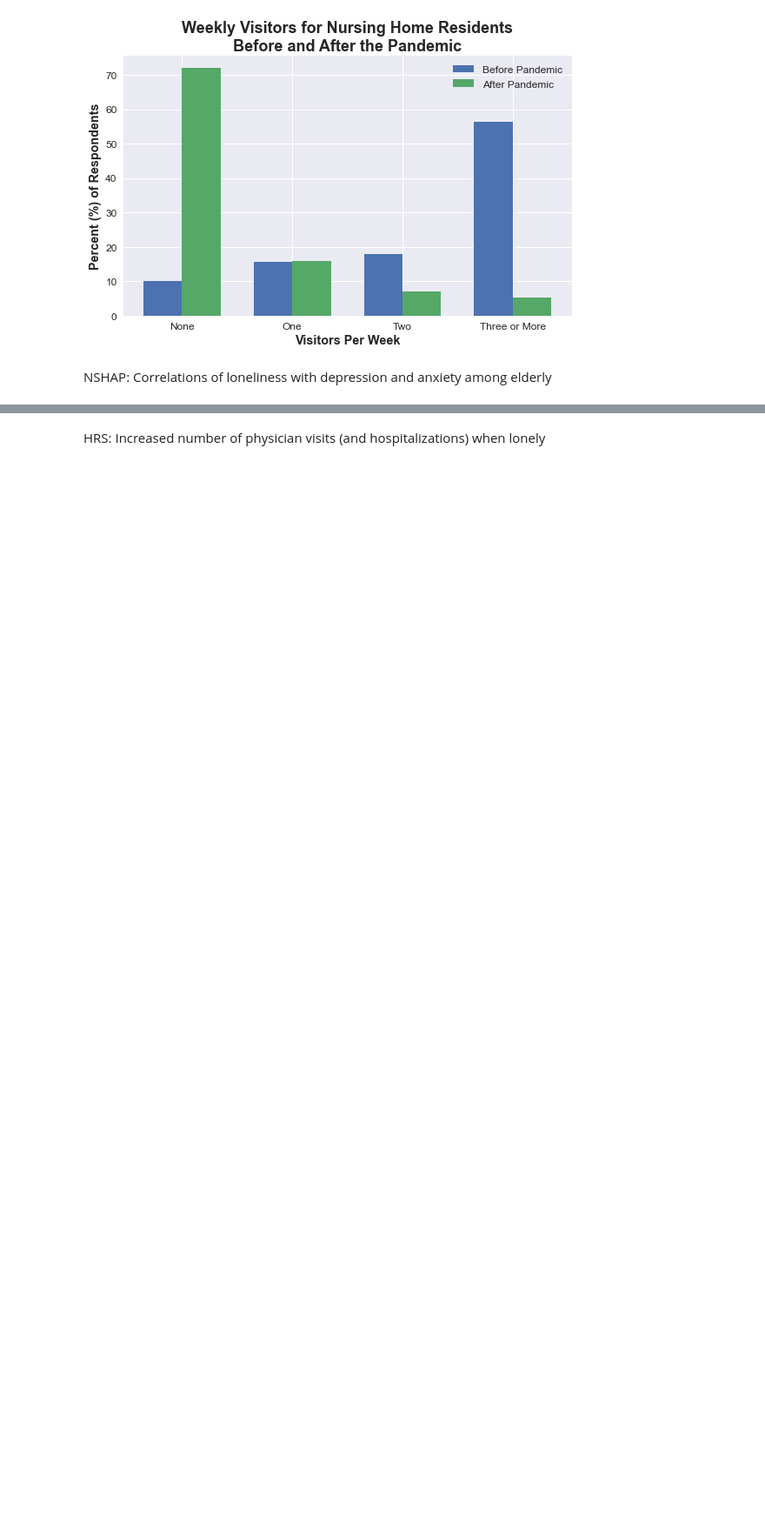
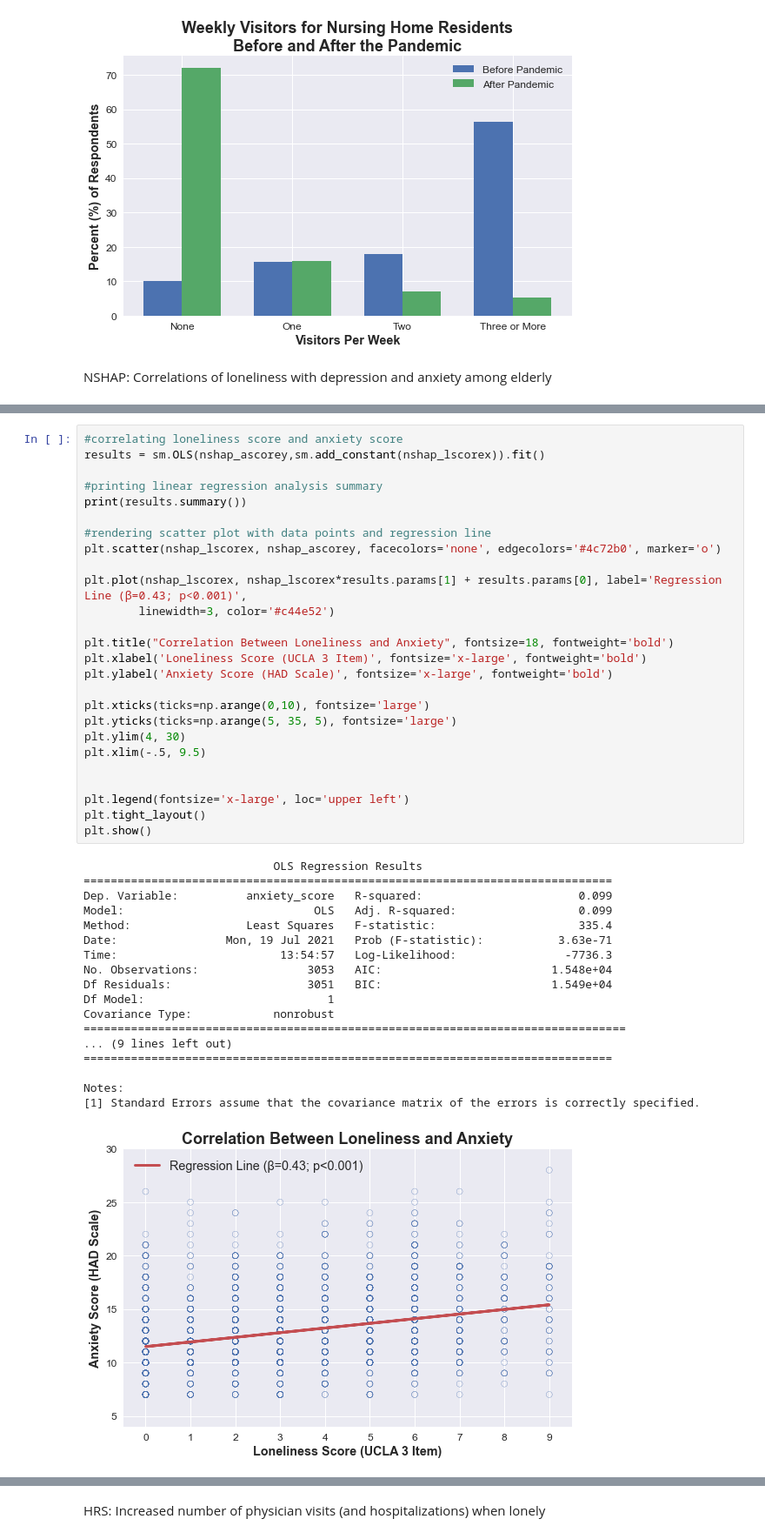
Before and after one commit to fyzeen/Senior-Isolation-Report, a Jupyter notebook: senior-isolation.ipynb, the cells around one changed output, grey strips where cells are left out. Shown at 87% size. Drawn from its saved outputs; the diff is of its cells as text; blank space fills up the shorter version.

```diff
--- a/senior-isolation.ipynb
+++ b/senior-isolation.ipynb
@@ -311,3 +264,48 @@ Notes:
+# %%
+#correlating loneliness score and anxiety score
+results = sm.OLS(nshap_ascorey,sm.add_constant(nshap_lscorex)).fit()
+
+#printing linear regression analysis summary
+print(results.summary())
+
+#rendering scatter plot with data points and regression line
+plt.scatter(nshap_lscorex, nshap_ascorey, facecolors='none', edgecolors='#4c72b0', marker='o')
+
+plt.plot(nshap_lscorex, nshap_lscorex*results.params[1] + results.params[0], label='Regression Line (β=0.43; p<0.001)',
+        linewidth=3, color='#c44e52')
+
+plt.title("Correlation Between Loneliness and Anxiety", fontsize=18, fontweight='bold')
+plt.xlabel('Loneliness Score (UCLA 3 Item)', fontsize='x-large', fontweight='bold')
+plt.ylabel('Anxiety Score (HAD Scale)', fontsize='x-large', fontweight='bold')
+
+plt.xticks(ticks=np.arange(0,10), fontsize='large')
+plt.yticks(ticks=np.arange(5, 35, 5), fontsize='large')
+plt.ylim(4, 30)
+plt.xlim(-.5, 9.5)
+
+
+plt.legend(fontsize='x-large', loc='upper left')
+plt.tight_layout()
+plt.show()
+# %% [output]
+                            OLS Regression Results
+==============================================================================
+Dep. Variable:          anxiety_score   R-squared:                       0.099
+Model:                            OLS   Adj. R-squared:                  0.099
+Method:                 Least Squares   F-statistic:                     335.4
+Date:                Mon, 19 Jul 2021   Prob (F-statistic):           3.63e-71
+Time:                        13:54:57   Log-Likelihood:                -7736.3
+No. Observations:                3053   AIC:                         1.548e+04
+Df Residuals:                    3051   BIC:                         1.549e+04
+Df Model:                           1
+Covariance Type:            nonrobust
+================================================================================
+... (9 lines left out)
+==============================================================================
+
+Notes:
+[1] Standard Errors assume that the covariance matrix of the errors is correctly specified.
+[figure, added]
 # %%
 #correlating loneliness score and depression score
 results = sm.OLS(nshap_dscorey,sm.add_constant(nshap_lscorex)).fit()
```
Also changed, not shown: parts of 18 cells of this notebook.
